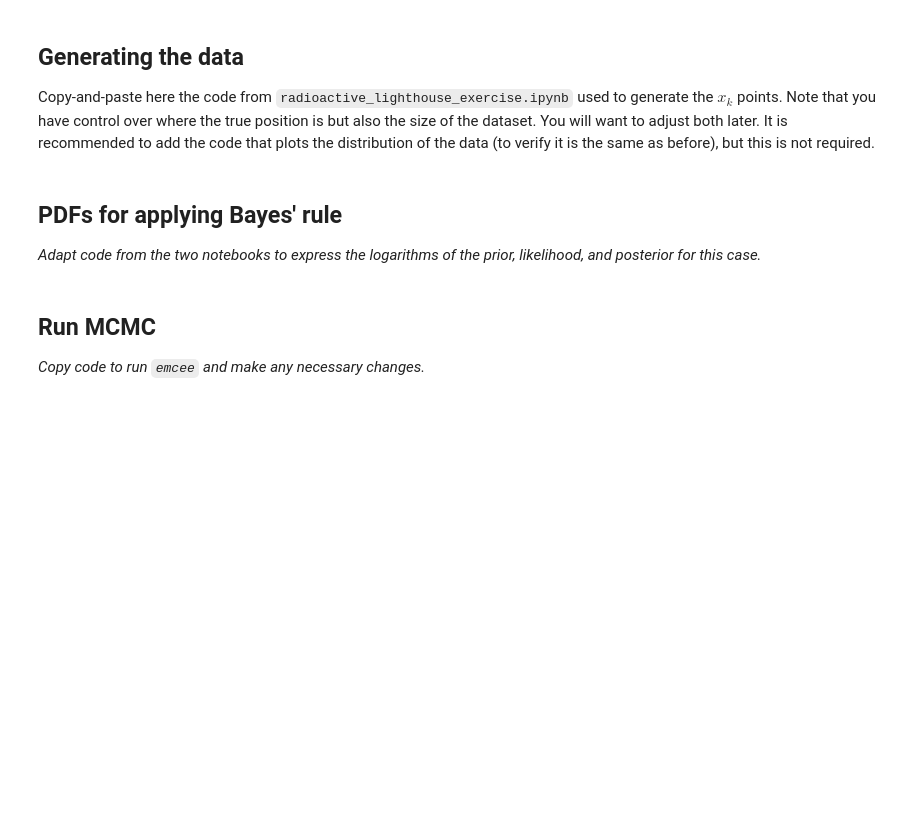
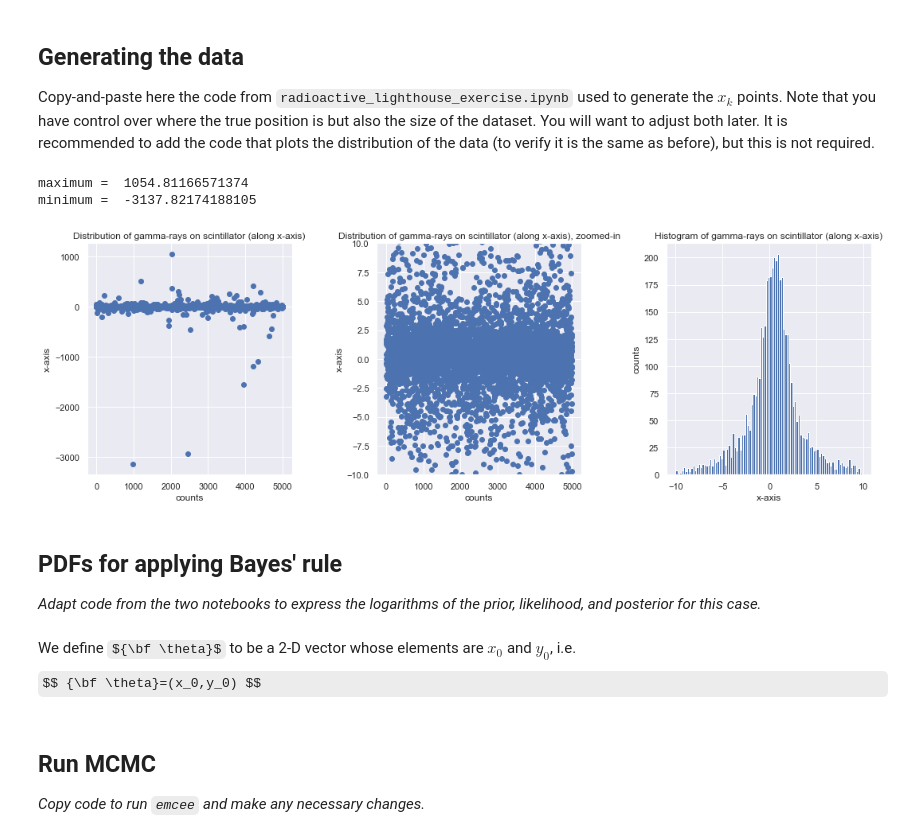
Before and after one commit to toej93/Physics-8805, a Jupyter notebook: assignments/Assignment_1.ipynb, the cells around one changed output. Saved outputs shown, nothing was run; the diff lists cells and outputs as text; code cells hidden in the pictures; some formulas as TeX source; blank space fills up the shorter version.

```diff
--- a/assignments/Assignment_1.ipynb
+++ b/assignments/Assignment_1.ipynb
@@ -43,3 +57,51 @@ Copy-and-paste here the code from `radioactive_lighthouse_exercise.ipynb` used t
+# %%
+# Add code here to generate the dataset.  Start with 500 points.
+# True location of the radioactive source
+x0_true = 0.5
+y0_true = 1.5
+
+# Generate num_pts random numbers distributed according to dist and plot
+num_pts = 5000
+x_pts = np.arange(num_pts)
+
+# Distribution knowing where the source is: scipy.stats.cauchy(loc, scale)
+dist = cauchy(x0_true, y0_true)
+dist_pts = dist.rvs(num_pts)
+
+# Make some plots!
+fig = plt.figure(figsize=(15,5))
+
+# First plot all the points, letting it autoscale the counts
+ax_1 = fig.add_subplot(1,3,1)
+ax_1.scatter(x_pts, dist_pts)
+ax_1.set_title("Distribution of gamma-rays on scintillator (along x-axis)")
+ax_1.set_xlabel("counts")
+ax_1.set_ylabel("x-axis")
+
+# Repeat but zoom in to near the origin
+ax_2 = fig.add_subplot(1,3,2)
+ax_2.scatter(x_pts, dist_pts)
+ax_2.set_ylim(-10.,10.)
+ax_2.set_title("Distribution of gamma-rays on scintillator (along x-axis), zoomed-in")
+ax_2.set_xlabel("counts")
+ax_2.set_ylabel("x-axis")
+
+# Finally make a zoomed-in histogram
+ax_3 = fig.add_subplot(1,3,3)
+out = ax_3.hist(dist_pts, bins=np.arange(-10., 10., 0.2))
+ax_3.set_title("Histogram of gamma-rays on scintillator (along x-axis)")
+ax_3.set_ylabel("counts")
+ax_3.set_xlabel("x-axis")
+
+# Print out the numerical limits (max and min)
+print('maximum = ', np.amax(dist_pts))
+print('minimum = ', np.amin(dist_pts))
+
+fig.tight_layout()
+# %% [output]
+maximum =  1054.81166571374
+minimum =  -3137.82174188105
+[figure, added]
 # %% [markdown]
 ## PDFs for applying Bayes' rule
 
@@ -48,0 +109,3 @@ Copy-and-paste here the code from `radioactive_lighthouse_exercise.ipynb` used t
+# %% [markdown]
+We define ${\bf \theta}$ to be a 2-D vector whose elements are $x_0$ and $y_0$, i.e.
+$$ {\bf \theta}=(x_0,y_0) $$
```
Also changed, not shown: parts of 11 cells of this notebook, 2 other files.
